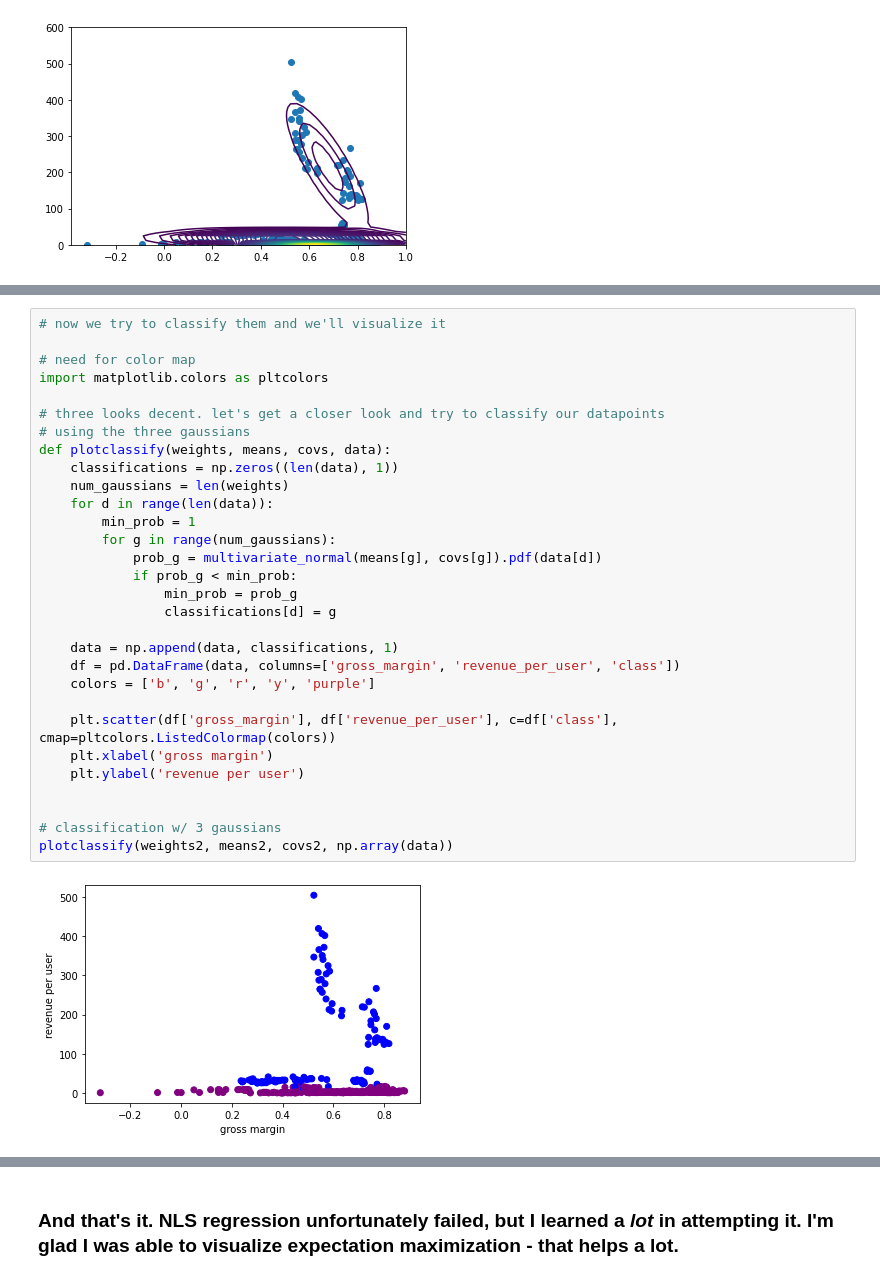
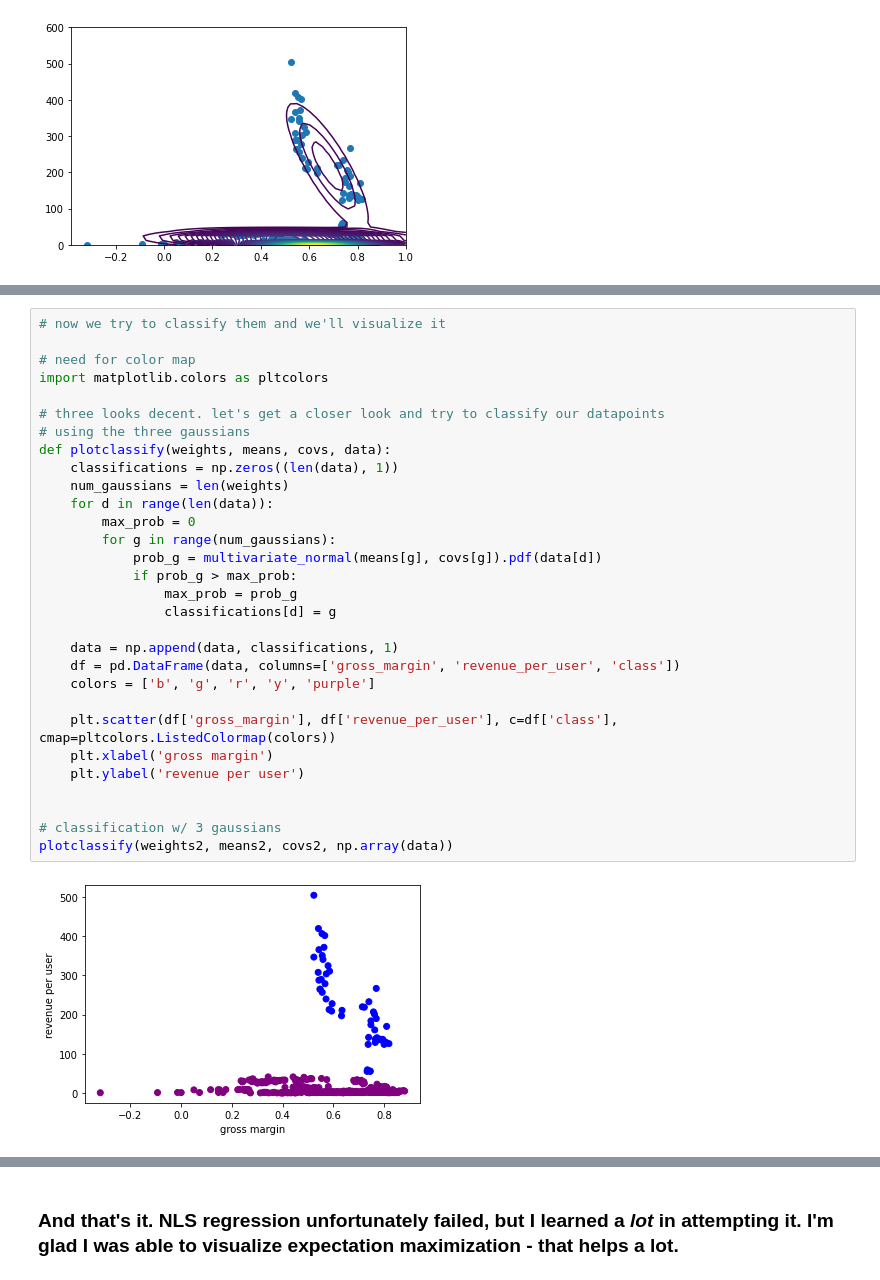
Before and after one commit to kambielawski/uciml_data_analysis, a Jupyter notebook: companies_analysis.ipynb, the cells around one changed output, grey strips where cells are left out. Cells and saved outputs as stored; diff of their text form.

```diff
--- a/companies_analysis.ipynb
+++ b/companies_analysis.ipynb
@@ -572,35 +561,35 @@ Text(0, 0.5, 'revenue per user')
 # %%
 # now we try to classify them and we'll visualize it
 
 # need for color map
 import matplotlib.colors as pltcolors
 
 # three looks decent. let's get a closer look and try to classify our datapoints
 # using the three gaussians
 def plotclassify(weights, means, covs, data):
     classifications = np.zeros((len(data), 1))
     num_gaussians = len(weights)
     for d in range(len(data)):
-        min_prob = 1
+        max_prob = 0
         for g in range(num_gaussians):
             prob_g = multivariate_normal(means[g], covs[g]).pdf(data[d])
-            if prob_g < min_prob:
-                min_prob = prob_g
+            if prob_g > max_prob:
+                max_prob = prob_g
                 classifications[d] = g
 
     data = np.append(data, classifications, 1)
     df = pd.DataFrame(data, columns=['gross_margin', 'revenue_per_user', 'class'])
     colors = ['b', 'g', 'r', 'y', 'purple']
 
     plt.scatter(df['gross_margin'], df['revenue_per_user'], c=df['class'], cmap=pltcolors.ListedColormap(colors))
     plt.xlabel('gross margin')
     plt.ylabel('revenue per user')
 
 
 # classification w/ 3 gaussians
 plotclassify(weights2, means2, covs2, np.array(data))
 # %% [output]
-[figure, old version]
+[figure, new version]
 # %%
 # 3 gaussians
 plotclassify(weights3, means3, covs3, np.array(data))
```
Also changed, not shown: parts of 10 cells of this notebook.
